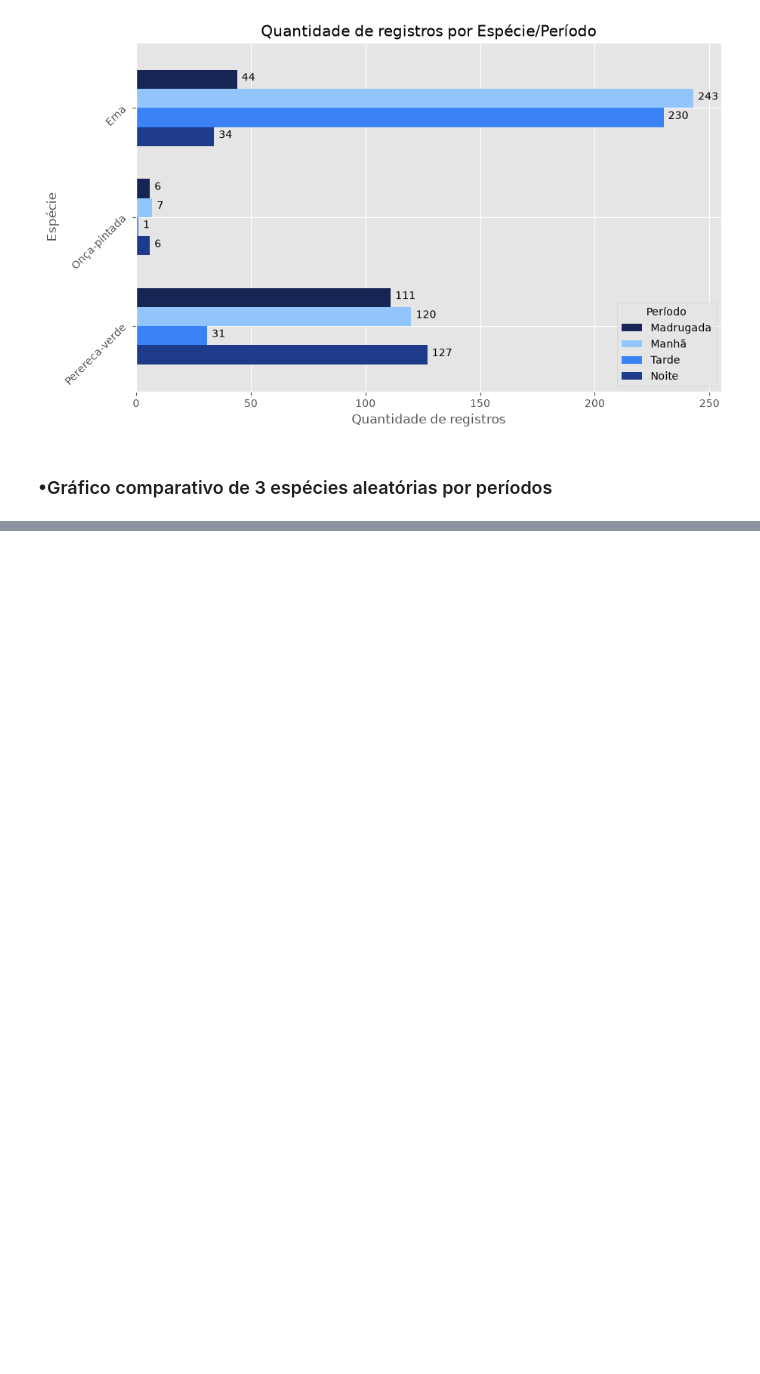
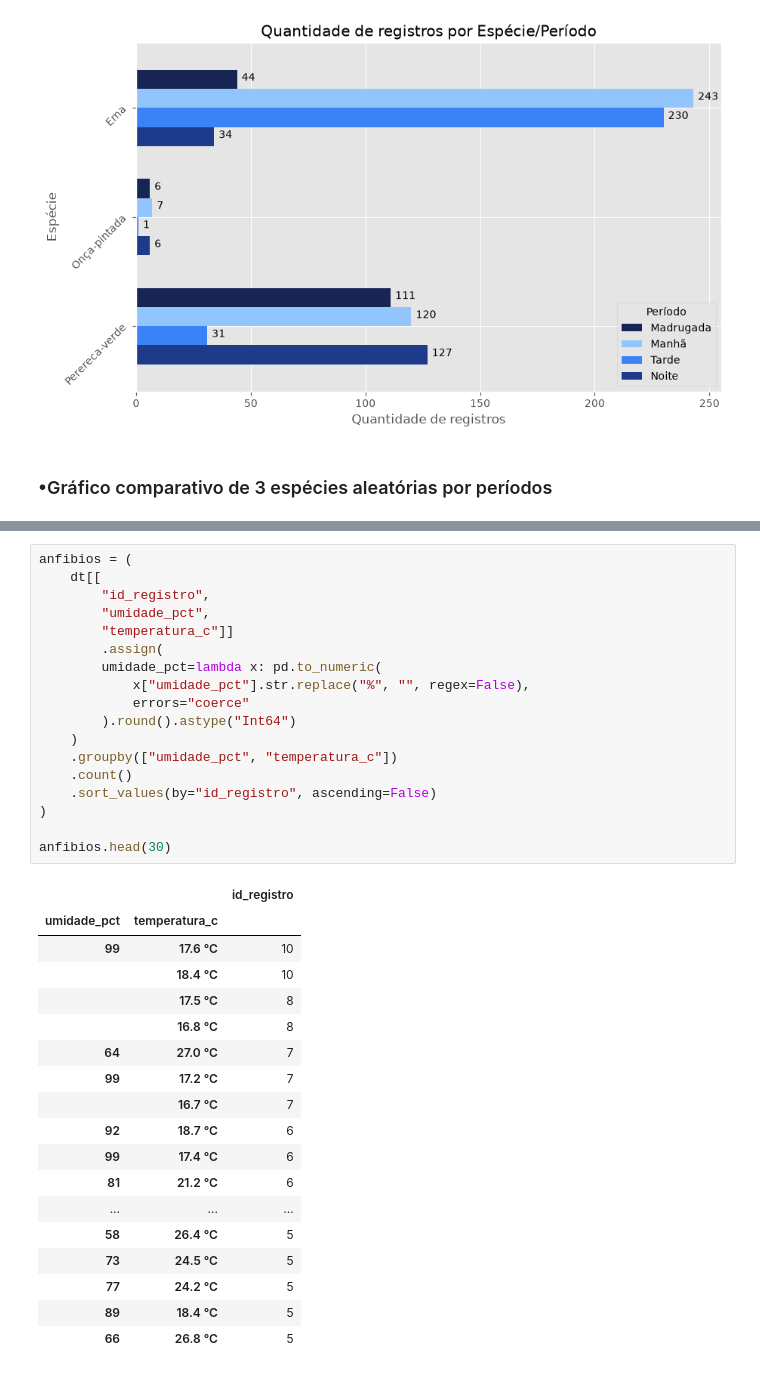
Before and after one commit to dinizjr/Trilha-IA, a Jupyter notebook: DS/Ex01.ipynb, the cells around one changed output, grey strips where cells are left out. Drawn from its saved outputs; the diff is of its cells as text; blank space fills up the shorter version.

```diff
--- a/DS/Ex01.ipynb
+++ b/DS/Ex01.ipynb
@@ -548,0 +611,37 @@ plt.show()
+# %%
+anfibios = (
+    dt[[
+        "id_registro",
+        "umidade_pct",
+        "temperatura_c"]]
+        .assign(
+        umidade_pct=lambda x: pd.to_numeric(
+            x["umidade_pct"].str.replace("%", "", regex=False),
+            errors="coerce"
+        ).round().astype("Int64")
+    )
+    .groupby(["umidade_pct", "temperatura_c"])
+    .count()
+    .sort_values(by="id_registro", ascending=False)
+)
+
+anfibios.head(30)
+# %% [output]
+|  |  | id_registro |
+| umidade_pct | temperatura_c |  |
+| 99 | 17.6 °C | 10 |
+|  | 18.4 °C | 10 |
+|  | 17.5 °C | 8 |
+|  | 16.8 °C | 8 |
+| 64 | 27.0 °C | 7 |
+| 99 | 17.2 °C | 7 |
+|  | 16.7 °C | 7 |
+| 92 | 18.7 °C | 6 |
+| 99 | 17.4 °C | 6 |
+| 81 | 21.2 °C | 6 |
+| ... | ... | ... |
+| 58 | 26.4 °C | 5 |
+| 73 | 24.5 °C | 5 |
+| 77 | 24.2 °C | 5 |
+| 89 | 18.4 °C | 5 |
+| 66 | 26.8 °C | 5 |
```
Also changed, not shown: parts of 15 cells of this notebook.
